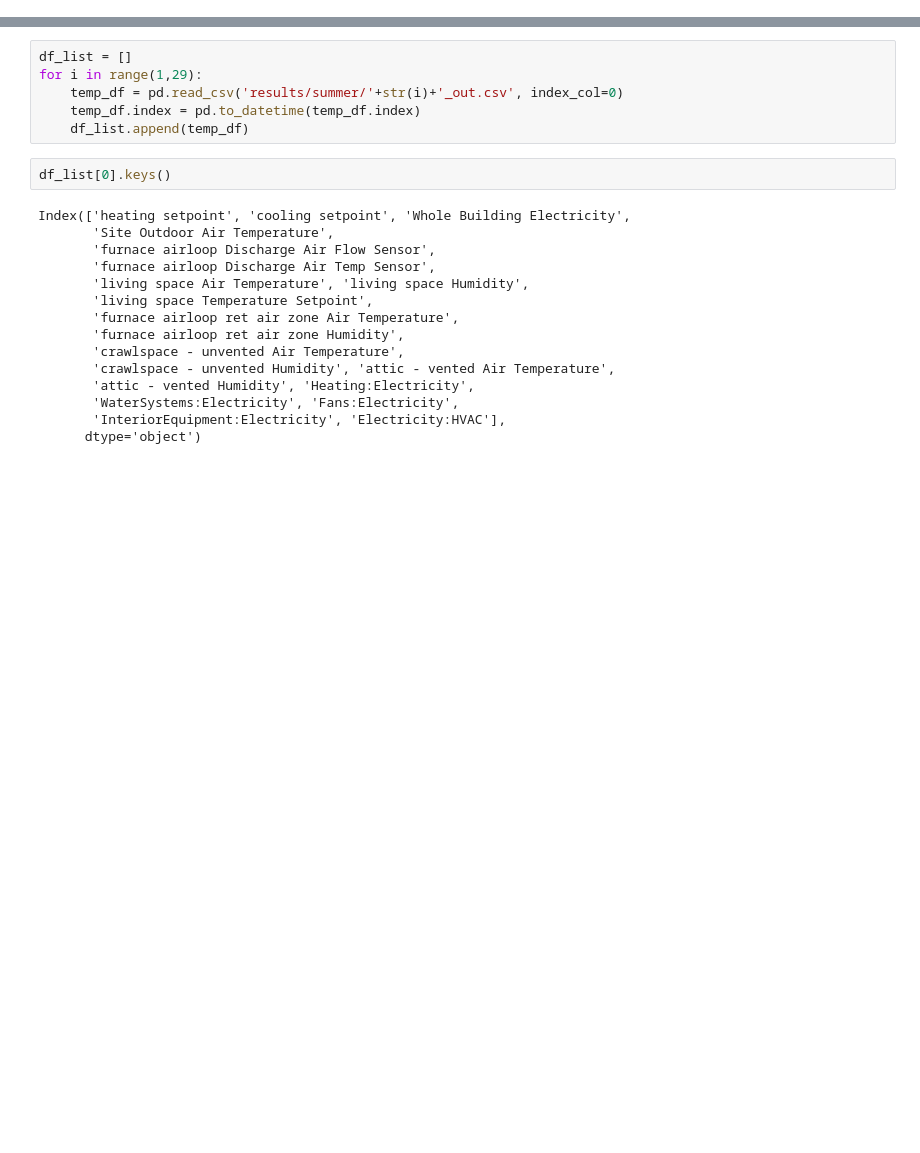
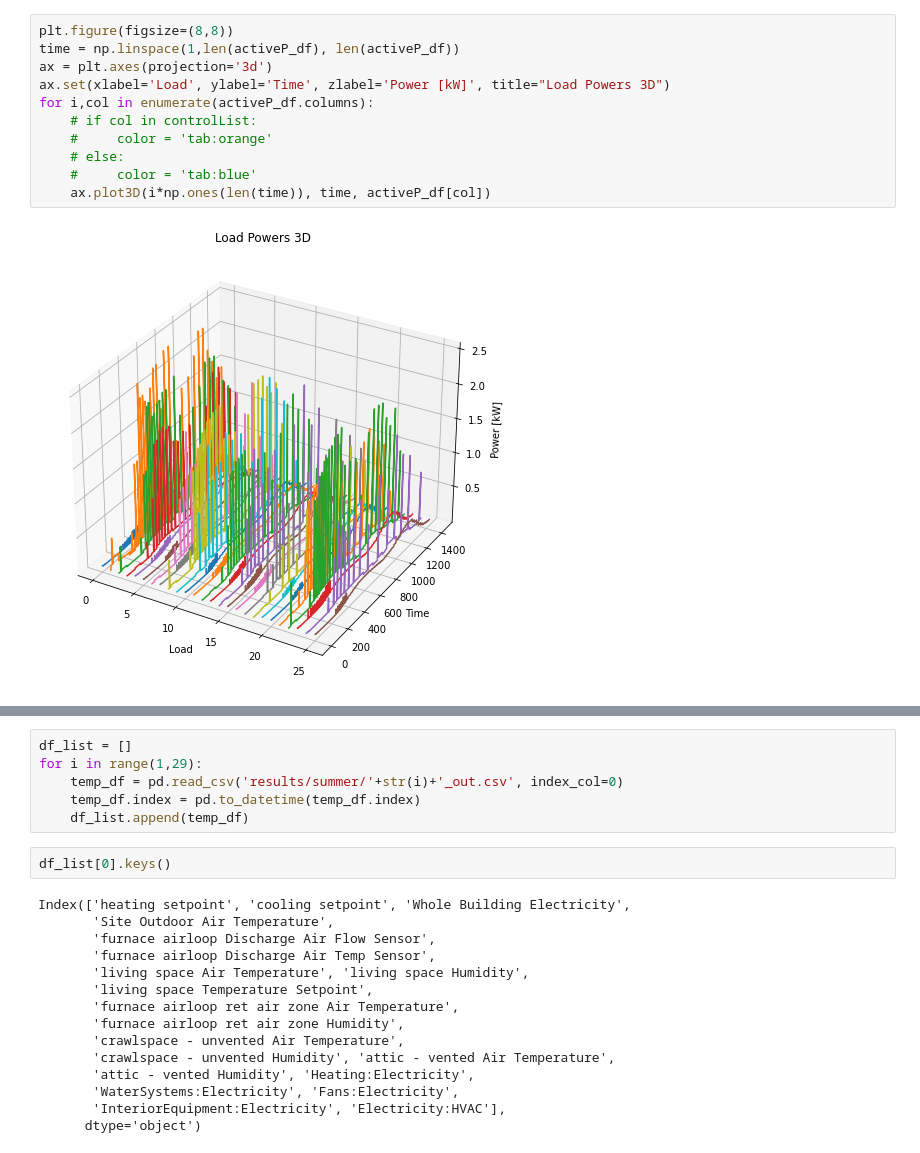
Before and after one commit to PIC-Lab/community_energy_control, a Jupyter notebook: community_sim/plotting.ipynb, the cells around one changed output, grey strips where cells are left out. Drawn from its saved outputs; the diff is of its cells as text; blank space fills up the shorter version.

```diff
--- a/community_sim/plotting.ipynb
+++ b/community_sim/plotting.ipynb
@@ -7,0 +49,13 @@ import json
+# %%
+plt.figure(figsize=(8,8))
+time = np.linspace(1,len(activeP_df), len(activeP_df))
+ax = plt.axes(projection='3d')
+ax.set(xlabel='Load', ylabel='Time', zlabel='Power [kW]', title="Load Powers 3D")
+for i,col in enumerate(activeP_df.columns):
+    # if col in controlList:
+    #     color = 'tab:orange'
+    # else:
+    #     color = 'tab:blue'
+    ax.plot3D(i*np.ones(len(time)), time, activeP_df[col])
+# %% [output]
+[figure, added]
```
Also changed, not shown: parts of 25 cells of this notebook, 22 other files.
